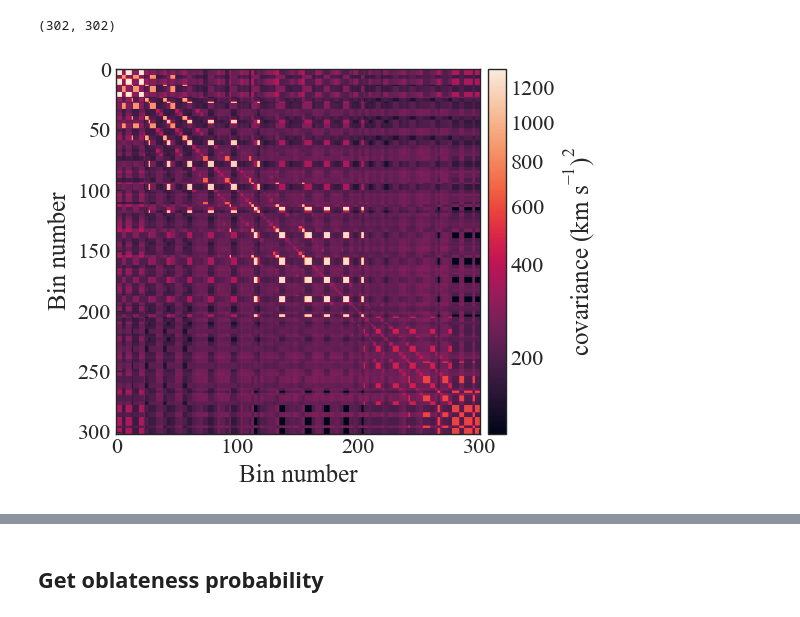
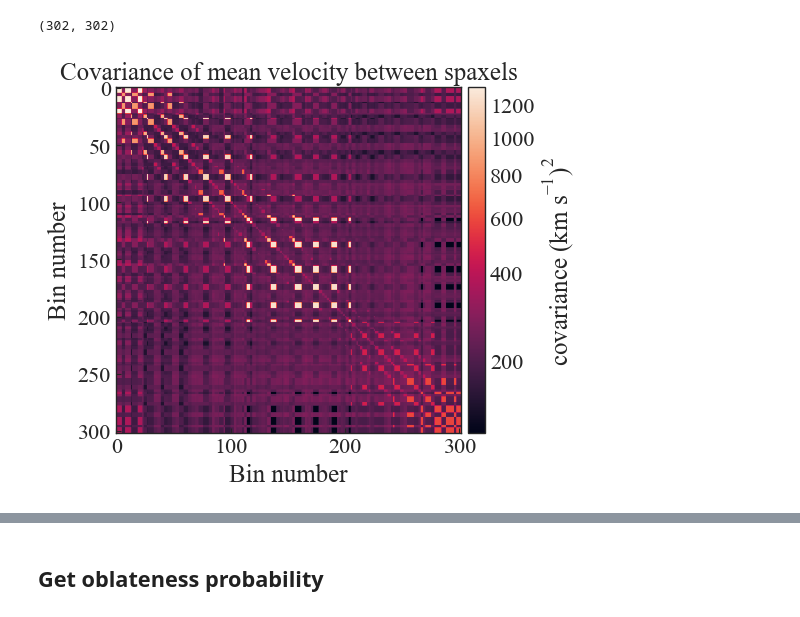
Before and after one commit to TDCOSMO/RXJ1131_KCWI, a Jupyter notebook: Plot kinematic maps, get oblateness probability, radial profile.ipynb, the cells around one changed output, grey strips where cells are left out. Drawn from its saved outputs; the diff is of its cells as text; code cells hidden in the pictures.

```diff
--- a/Plot kinematic maps, get oblateness probability, radial profile.ipynb
+++ b/Plot kinematic maps, get oblateness probability, radial profile.ipynb
@@ -127,23 +132,24 @@ V_2d_cov.shape
 # %%
 norm = simple_norm(V_2d_cov, 'sqrt')
 
 fig = plt.figure()
 ax = fig.add_subplot(111)
 
 
 im = ax.imshow((V_2d_cov), norm=norm) #, cmap='gist')
 #plt.colorbar(cbar, label=r'(km/s)${}^2$')
 
 divider = make_axes_locatable(ax)
 cax = divider.append_axes('right', size='5%', pad='2%')
 cbar = fig.colorbar(im, cax=cax, label=r'covariance (km s$^{-1}$)$^{2}$')
 
 ax.set_xlabel('Bin number')
 ax.set_ylabel('Bin number')
 
+ax.set_title('Covariance of mean velocity between spaxels')
 fig.tight_layout()
 # %% [output]
-[figure, old version]
+[figure, new version]
 # %%
 V_2d = get_kinematics_maps(binned_velocity, bin_mapping)
 dV_2d = np.sqrt(get_kinematics_maps(np.diag(covariance_velocity), bin_mapping))
```
Also changed, not shown: parts of 58 cells of this notebook, 1 other file.
